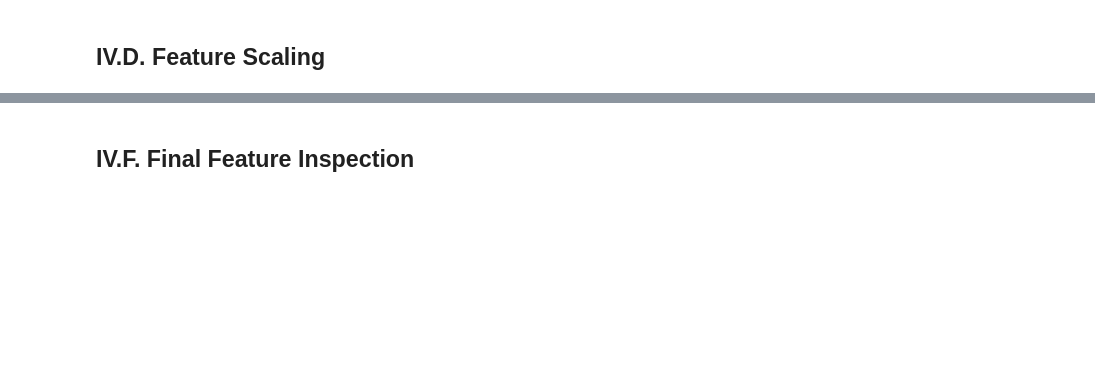
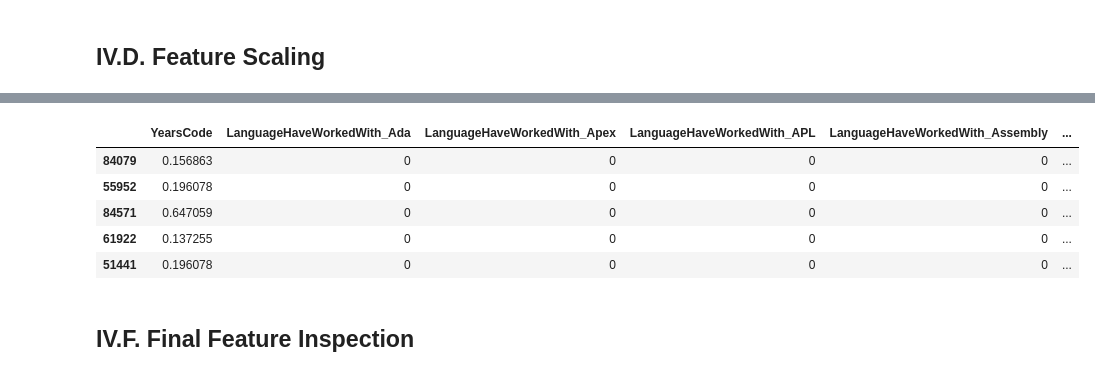
Before and after one commit to hardefarogonondo/tech-talent-recommendation-engine, a Jupyter notebook: notebooks/3_feature_engineering/feature_engineering.ipynb, the cells around one changed output, grey strips where cells are left out. Saved outputs shown, nothing was run; the diff lists cells and outputs as text; code cells hidden in the pictures; blank space fills up the shorter version.

```diff
--- a/notebooks/3_feature_engineering/feature_engineering.ipynb
+++ b/notebooks/3_feature_engineering/feature_engineering.ipynb
@@ -164,2 +256,11 @@ X_test.head()
+# %%
+test_encoded.head()
+# %% [output]
+|  | YearsCode | LanguageHaveWorkedWith_Ada | LanguageHaveWorkedWith_Apex | LanguageHaveWorkedWith_APL | LanguageHaveWorkedWith_Assembly | ... |
+| 84079 | 0.156863 | 0 | 0 | 0 | 0 | ... |
+| 55952 | 0.196078 | 0 | 0 | 0 | 0 | ... |
+| 84571 | 0.647059 | 0 | 0 | 0 | 0 | ... |
+| 61922 | 0.137255 | 0 | 0 | 0 | 0 | ... |
+| 51441 | 0.196078 | 0 | 0 | 0 | 0 | ... |
 # %% [markdown]
 ## IV.F. Final Feature Inspection
```
Also changed, not shown: parts of 97 cells of this notebook.
